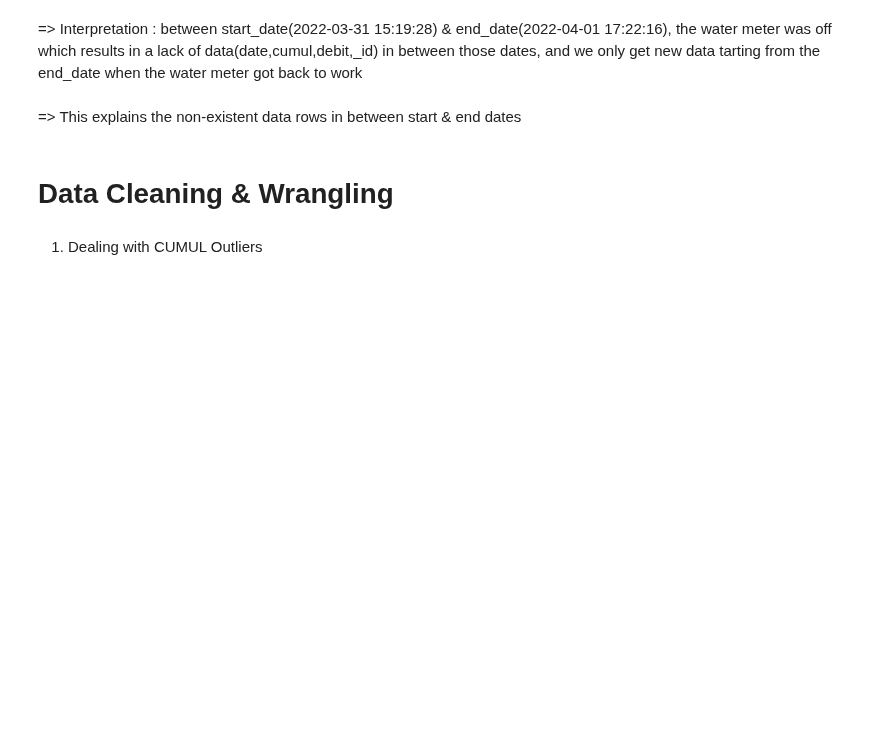
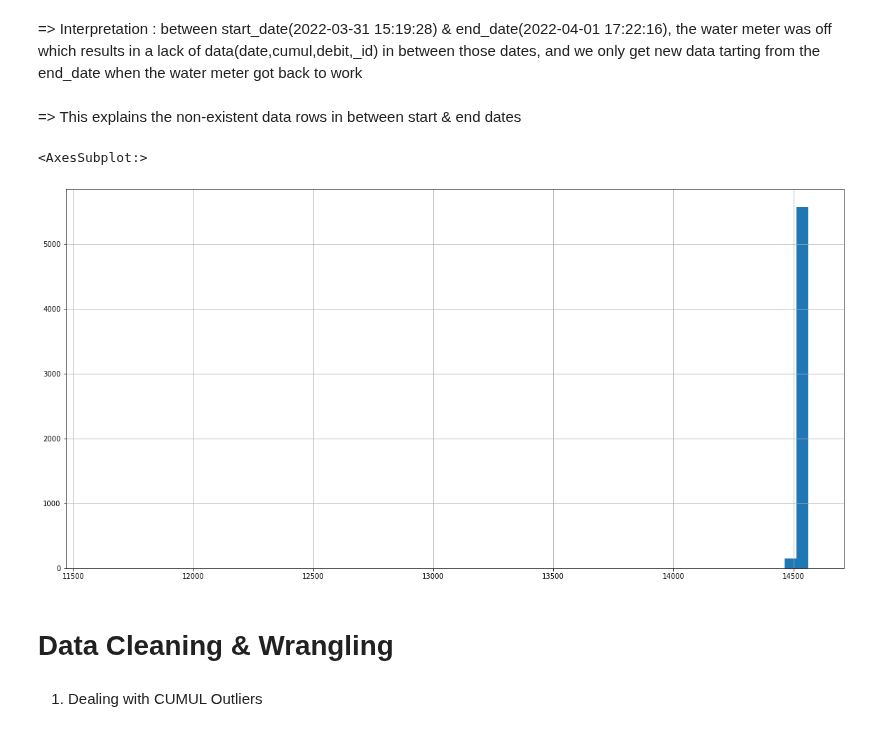
Before and after one commit to Cyrine-afk/Water-Consumption, a Jupyter notebook: Water DB.ipynb, the cells around one changed output. Drawn from its saved outputs; the diff is of its cells as text; code cells hidden in the pictures; blank space fills up the shorter version.

```diff
--- a/Water DB.ipynb
+++ b/Water DB.ipynb
@@ -275,6 +275,11 @@ cumul_g
 => Interpretation : between start_date(2022-03-31 15:19:28) & end_date(2022-04-01 17:22:16), the water meter was off which results in a lack of data(date,cumul,debit,_id) in between those dates, and we only get new data tarting from the end_date when the water meter got back to work
 # %% [markdown]
 => This explains the non-existent data rows in between start & end dates
+# %%
+cumul_g["cumul"].hist(bins=60, figsize=(20,10))
+# %% [output]
+<AxesSubplot:>
+[figure, added]
 # %% [markdown]
 # Data Cleaning & Wrangling
 # %% [markdown]
```
Also changed, not shown: parts of 1 cell of this notebook.
